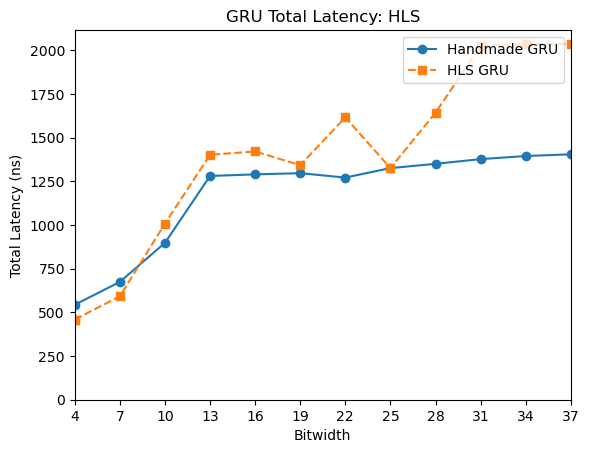
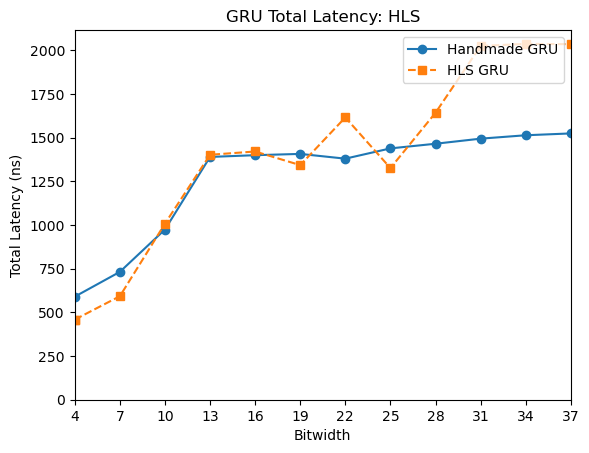
The change to this notebook cell's code, shown as a diff; its figure went from the first image to the second:
--- before
+++ after
@@ -38,5 +38,5 @@
         gru_lat.plot(x, df["Total Latency"], label=name, linestyle=ls, color=c, marker=mk)
     else:
-        gru_lat.plot(x, 141 * df["Timing"], label=name, linestyle=ls, color=c, marker=mk)
+        gru_lat.plot(x, 153 * df["Timing"], label=name, linestyle=ls, color=c, marker=mk)
 
     # Resources — skip non-resource columns

Commit: Correct total latency calculation